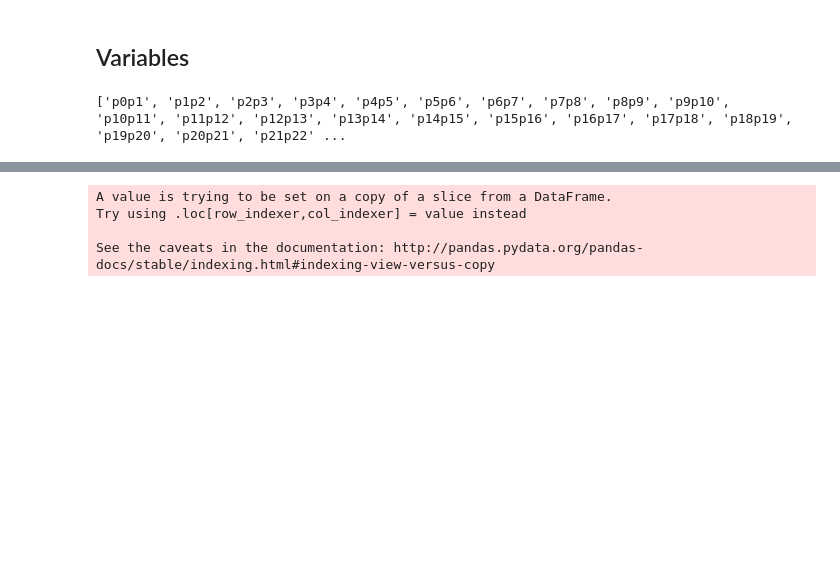
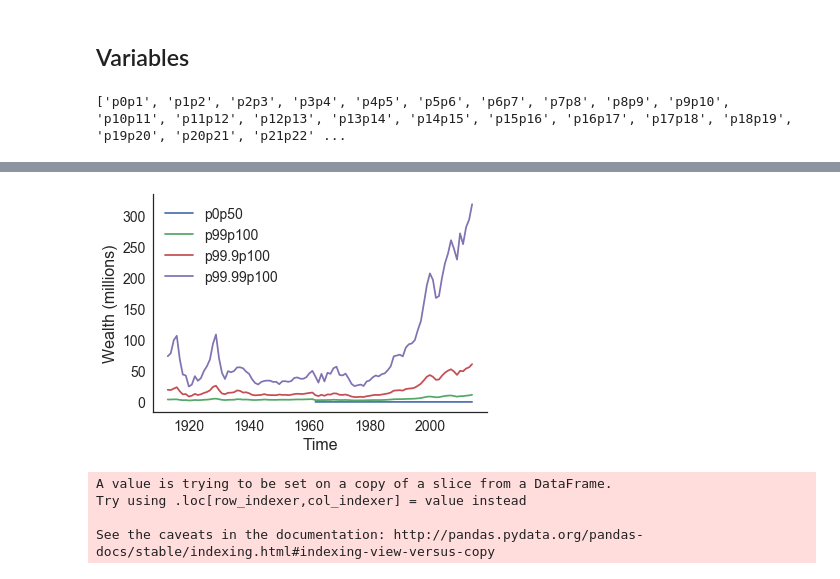
Before and after one commit to jgarciab/income_inequality, a Jupyter notebook: income_inequality.ipynb, the cells around one changed output, grey strips where cells are left out. Cells and saved outputs as stored; diff of their text form; code cells hidden in the pictures; blank space fills up the shorter version.

```diff
--- a/income_inequality.ipynb
+++ b/income_inequality.ipynb
@@ -157,3 +233,26 @@ pickle.dump(year2rate_return,open("data_abm/year2rate_return.dump","wb+"))
+# %%
+fig = plt.figure(figsize=(6,4))
+ax = fig.add_subplot(111)
+
+for p in ["p0p50","p99p100","p99.9p100","p99.99p100"]:
+    a = df_ineq.loc[df_ineq["perc"]==p,["year","ahweal992j"]].dropna().sort_values(by="year")
+    #a.loc[a["ahweal992j"]<0,"ahweal992j"] = 100
+    plt.plot(a["year"],a["ahweal992j"]/1E6,label=p)
+
+
+# Hide the right and top spines
+ax.spines['right'].set_visible(False)
+ax.spines['top'].set_visible(False)
+
+# Only show ticks on the left and bottom spines
+ax.yaxis.set_ticks_position('left')
+ax.xaxis.set_ticks_position('bottom')
+plt.xlabel("Time",fontsize=16)
+plt.ylabel("Wealth (millions)",fontsize=16)
+plt.legend()
+plt.savefig("./figures/wealth_evolution.pdf")
+# %% [output]
+[figure, added]
 # %%
 df = pd.read_csv("./wid/Data/WID_US_InequalityData.csv",sep=";",skiprows=7)
 
```
Also changed, not shown: parts of 7 cells of this notebook, 9 other files.
